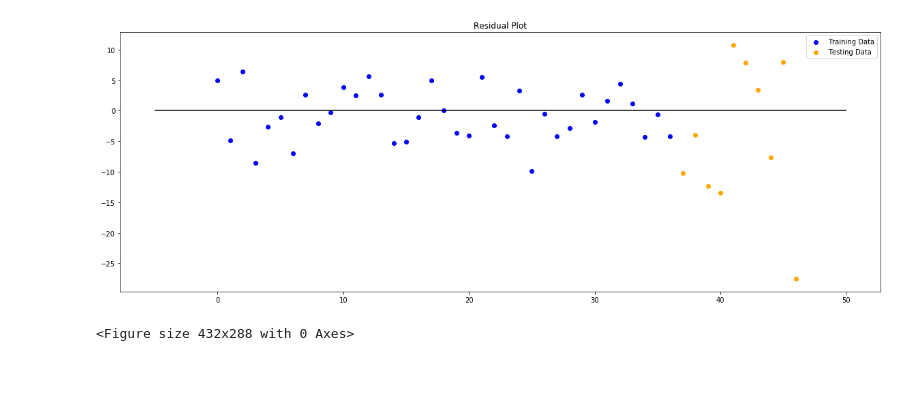
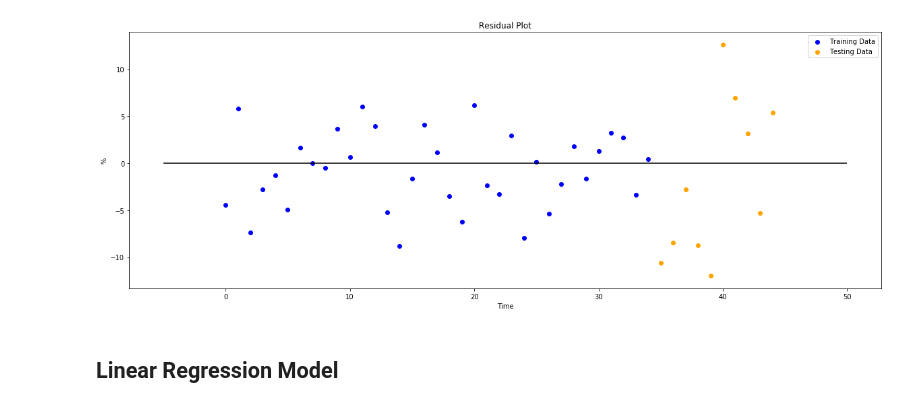
Before and after one commit to cynthiahuallanca/Miami_Crime_2019, a Jupyter notebook: 3_Load_to_ML_test2_Final.ipynb, the cells around one changed output. Drawn from its saved outputs; the diff is of its cells as text; code cells hidden in the pictures; blank space fills up the shorter version.

```diff
--- a/3_Load_to_ML_test2_Final.ipynb
+++ b/3_Load_to_ML_test2_Final.ipynb
@@ -6,7 +6,7 @@ import matplotlib.pyplot as plt
 import numpy as np
 
 ## Battery and assault
-df = pd.read_csv('ResourcesCH/data3_load_assault_group_to_ML.csv',parse_dates =["Booking_year_month"])
+df = pd.read_csv('Resources/data3_load_assault_group_to_ML.csv',parse_dates =["Booking_year_month"])
 df.head()
 # %% [output]
 |  | Unnamed: 0 | Booking_year_month | total_crime | total_crime_3 | age<25_3 | age26-50_3 | age>50_3 | ... |
@@ -110,22 +67,29 @@ y_test_scaled = y_scaler.transform(y_test)
 from sklearn.ensemble import RandomForestRegressor
 from sklearn.metrics import mean_absolute_error, mean_squared_error, r2_score
 
-#We are using the Random Forest model with 100 trees, and with the random seed = 1
-model = RandomForestRegressor(n_estimators=100, random_state=1)
+# We test the Random Forest model with 75, 100, 200, 300, 500 trees, and with the random seed = 1
+# the best estimator was 75 trees.
 
-# Fitting our model with all of our features in X
+model = RandomForestRegressor(n_estimators=200, random_state=1)
+
+# Fitting our model with all of our features in X:
 
 model.fit(X_train_scaled , y_train_scaled)
+
+# Predicting:
+
 y_prediction = model.predict(X_test_scaled)
 y_prediction = y_scaler.inverse_transform(y_prediction)
 
 # Calculate the MAE and MSE()
-mae = mean_absolute_error(y_prediction, y_test)
-mse = mean_squared_error(y_prediction, y_test)
+randomF_mae = mean_absolute_error(y_prediction, y_test)
+randomF_mse = mean_squared_error(y_prediction, y_test)
 
-# Please note, the MSE do not is affect by the negative difference values. ex
-print("Mean Absolute Error = ", mae)
-print("Mean Squarred Erro= ", mse)
+print("Mean Absolute Error = ", randomF_mae)
+print("Mean Squarred Error= ", randomF_mse)
+# Please note, the MSE do not is affected by the negative difference values.
+# (the Square root of the mse should be approximately to the mae)
+
 #r2 = r2_score(y_prediction, y_test)
 #print("R2 score = ", r2)
 # %% [output]
@@ -172,17 +136,16 @@ test_perc =np.array((y_test.reshape(-1,1) - y_test_predict.reshape(-1,1))*100/y_
 # %%
 # #Residual Plot
 plt.figure(figsize=(20,7))
-
-
-
 plt.scatter(date_train_range, train_perc, c="blue", label="Training Data")
 plt.scatter(date_test_range, test_perc, c="orange", label="Testing Data")
 plt.legend()
 plt.hlines(y=0, xmin=-5, xmax=50)
 plt.title("Residual Plot")
-plt.show()
-plt.savefig("Residual_Plot.png")
+plt.xlabel("Time")
+plt.ylabel("%")
+plt.savefig("Random_Forest_Residual_Plot.png")
 # %% [output]
-[figure, old version]
+[figure, new version]
-<Figure size 432x288 with 0 Axes>
+# %% [markdown]
+## Linear Regression Model
 # %%
```
Also changed, not shown: parts of 29 cells of this notebook.
